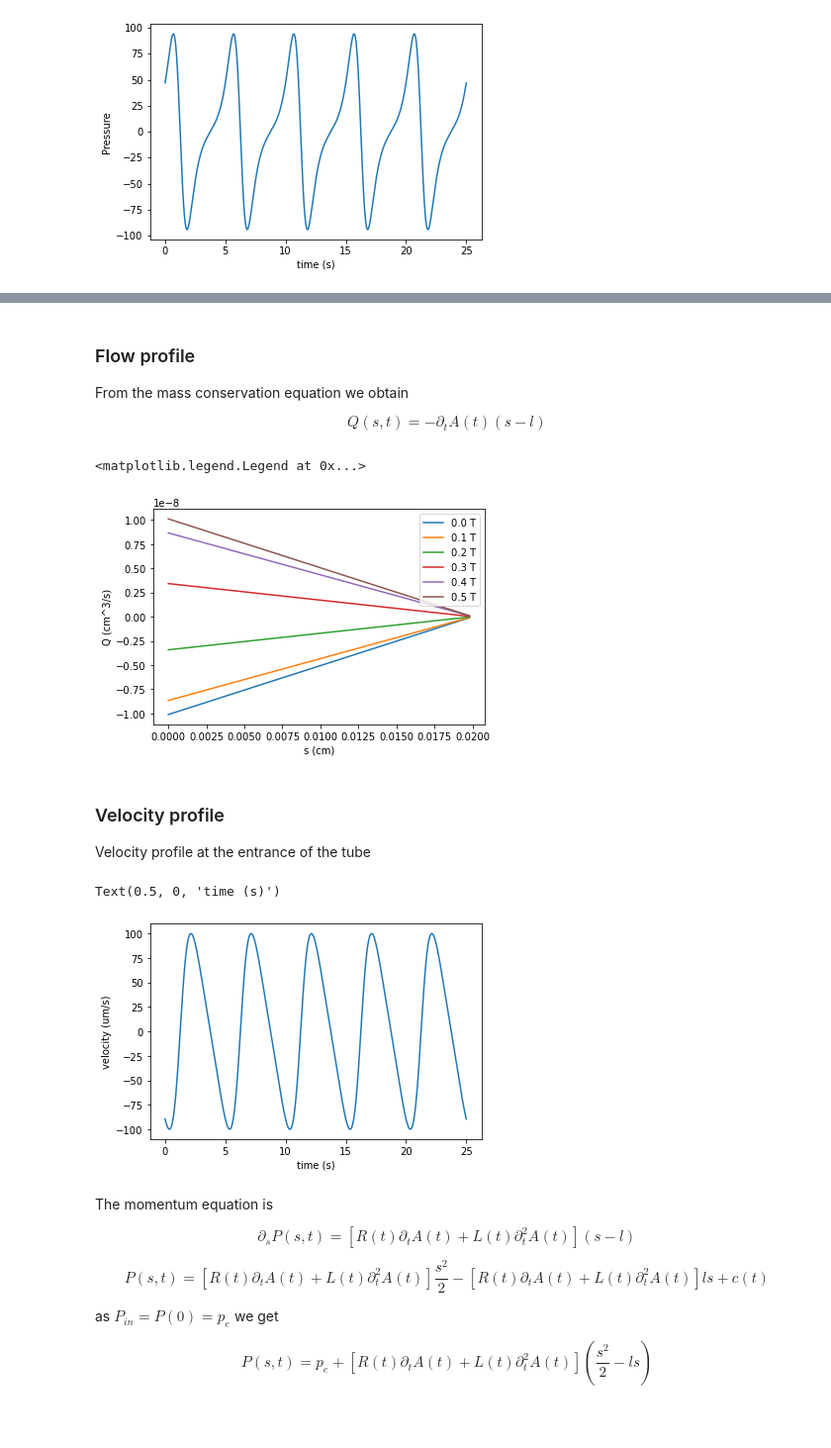
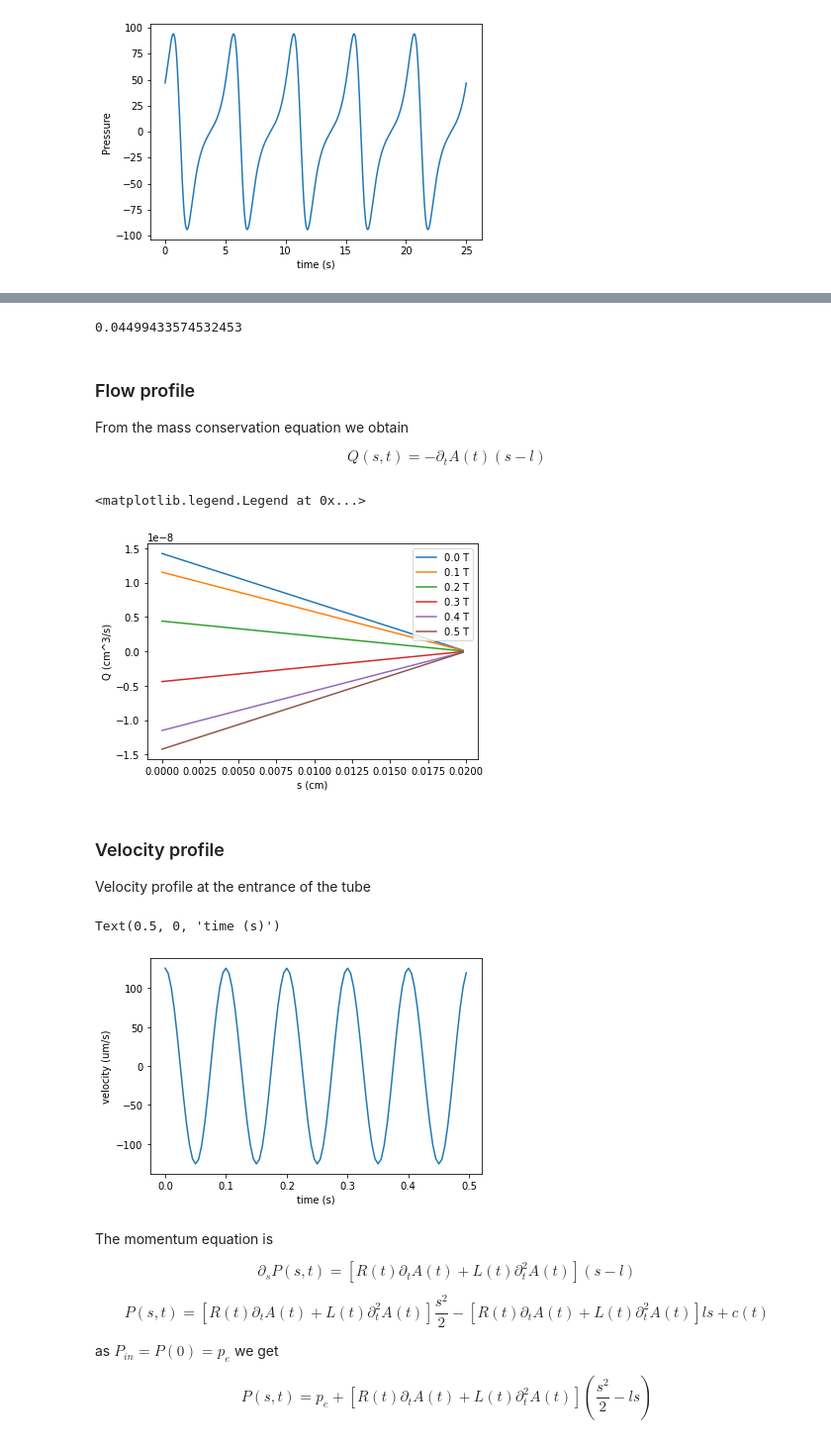
Before and after one commit to MiroK/sleep, a Jupyter notebook: sleep/notebooks/One vessel non linear model.ipynb, the cells around one changed output, grey strips where cells are left out. Shown at 99% size. Drawn from its saved outputs; the diff is of its cells as text; code cells hidden in the pictures.

```diff
--- a/sleep/notebooks/One vessel non linear model.ipynb
+++ b/sleep/notebooks/One vessel non linear model.ipynb
@@ -237,17 +272,29 @@ We change and put the reference s=0 at the entrance of the vessel
+# %%
+Av=(Aast-A(spantemps,0.04,10))
+
+(max(Av)-min(Av))/Av[0]
+# %% [output]
+0.04499433574532453
 # %% [markdown]
 ### Flow profile
 
 From the mass conservation equation we obtain
 
 $$Q(s,t)= - \partial_t A(t) (s-l)$$
-# %%
-Q=lambda s , t : -dAdt(t)*(s-l)
+# %%
+def Q (s, t, a, f, l, phi=0, Rv0=8e-4) :
+    return -dAdt(t, a, f, phi, Rv0)*(s-l)
 # %%
+l=200e-4
+a=0.01
+f=10
+
+
 spanS=np.arange(0,l,l/100)
 
 
-for t in np.arange(0,0.6,0.1)*T :
-    plt.plot(spanS,Q(spanS,t),label='%.1f T'%(t/T))
+for t in np.arange(0,0.6,0.1)/f :
+    plt.plot(spanS,Q(spanS,t,a,f,l),label='%.1f T'%(t*f))
 
 plt.xlabel('s (cm)')
 plt.ylabel('Q (cm^3/s)')
@@ -255,20 +302,23 @@ plt.ylabel('Q (cm^3/s)')
 plt.legend()
 # %% [output]
 <matplotlib.legend.Legend at 0x...>
-[figure, old version]
+[figure, new version]
 # %% [markdown]
 ### Velocity profile
 
 Velocity profile at the entrance of the tube
+# %%
+def U (s, t, a, f, l, phi=0, Rv0=8e-4) :
+    return Q(s, t, a, f, l, phi, Rv0)/A ( t, a, f, phi, Rv0)
 # %%
-U=lambda s , t : Q(s,t)/A(t)
+spanTimes=np.arange(0,1/f*5,1/f*5/100)
 
-plt.plot(spanTimes,U(0,spanTimes)*1e4)
+plt.plot(spanTimes,U(0, spanTimes, a, f, l)*1e4)
 plt.ylabel('velocity (um/s)')
 plt.xlabel('time (s)')
 # %% [output]
 Text(0.5, 0, 'time (s)')
-[figure, old version]
+[figure, new version]
 # %% [markdown]
 The momentum equation is
 
```
Also changed, not shown: parts of 16 cells of this notebook.
